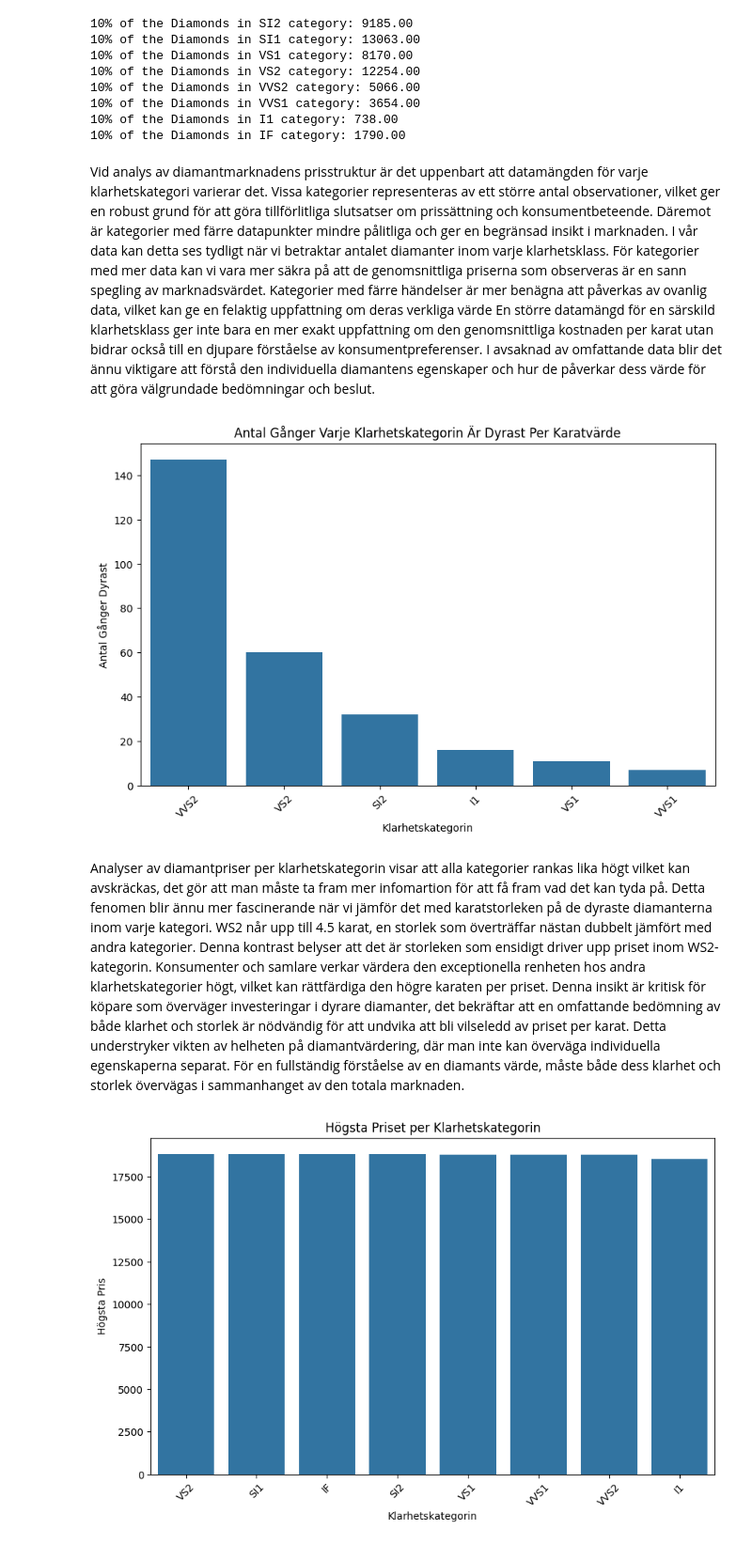
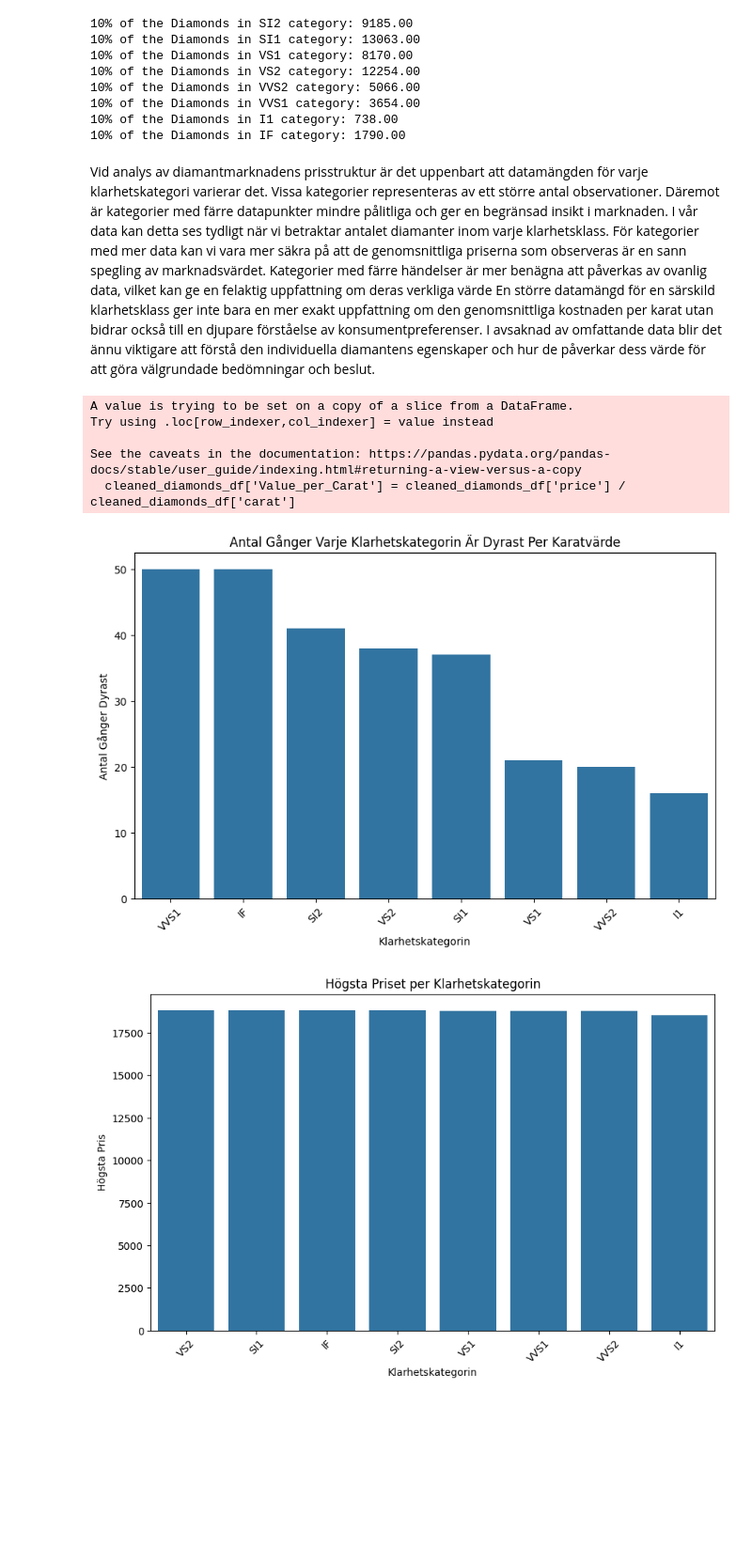
Before and after one commit to Kevinthulin/Statistik_2024, a Jupyter notebook: Statistik.ipynb, the cells around one changed output. Shown: that part at 94% size. Drawn from its saved outputs; the diff is of its cells as text; code cells hidden in the pictures; blank space fills up the shorter version.

Commit message:
ändrat en graph och info om den graphen

```diff
--- a/Statistik.ipynb
+++ b/Statistik.ipynb
@@ -89,24 +89,30 @@ for clarity in cleaned_diamonds_df['clarity'].unique():
 10% of the Diamonds in I1 category: 738.00
 10% of the Diamonds in IF category: 1790.00
 # %% [markdown]
-Vid analys av diamantmarknadens prisstruktur är det uppenbart att datamängden för varje klarhetskategori varierar det. Vissa kategorier representeras av ett större antal observationer, vilket ger en robust grund för att göra tillförlitliga slutsatser om prissättning och konsumentbeteende. Däremot är kategorier med färre datapunkter mindre pålitliga och ger en begränsad insikt i marknaden.
+Vid analys av diamantmarknadens prisstruktur är det uppenbart att datamängden för varje klarhetskategori varierar det. Vissa kategorier representeras av ett större antal observationer. Däremot är kategorier med färre datapunkter mindre pålitliga och ger en begränsad insikt i marknaden.
 I vår data kan detta ses tydligt när vi betraktar antalet diamanter inom varje klarhetsklass. För kategorier med mer data kan vi vara mer säkra på att de genomsnittliga priserna som observeras är en sann spegling av marknadsvärdet. Kategorier med färre händelser är mer benägna att påverkas av ovanlig data, vilket kan ge en felaktig uppfattning om deras verkliga värde
 En större datamängd för en särskild klarhetsklass ger inte bara en mer exakt uppfattning om den genomsnittliga kostnaden per karat utan bidrar också till en djupare förståelse av konsumentpreferenser.
 I avsaknad av omfattande data blir det ännu viktigare att förstå den individuella diamantens egenskaper och hur de påverkar dess värde för att göra välgrundade bedömningar och beslut.
 # %%
+cleaned_diamonds_df['Value_per_Carat'] = cleaned_diamonds_df['price'] / cleaned_diamonds_df['carat']
+max_clarity_per_carat = cleaned_diamonds_df.groupby('carat').apply(lambda x: x.loc[x['Value_per_Carat'].idxmax()])
+clarity_counts = max_clarity_per_carat['clarity'].value_counts()
+
+# Skapar stapeldiagrammet
 plt.figure(figsize=(10, 6))
 sns.barplot(x=clarity_counts.index, y=clarity_counts.values)
 plt.title('Antal Gånger Varje Klarhetskategorin Är Dyrast Per Karatvärde')
 plt.xlabel('Klarhetskategorin')
 plt.ylabel('Antal Gånger Dyrast')
 plt.xticks(rotation=45)
 plt.show()
 # %% [output]
+A value is trying to be set on a copy of a slice from a DataFrame.
+Try using .loc[row_indexer,col_indexer] = value instead
+
+See the caveats in the documentation: https://pandas.pydata.org/pandas-docs/stable/user_guide/indexing.html#returning-a-view-versus-a-copy
+  cleaned_diamonds_df['Value_per_Carat'] = cleaned_diamonds_df['price'] / cleaned_diamonds_df['carat']
-[figure, old version]
+[figure, new version]
-# %% [markdown]
-Analyser av diamantpriser per klarhetskategorin visar att alla kategorier rankas lika högt vilket kan avskräckas, det gör att man måste ta fram mer infomartion för att få fram vad det kan tyda på. Detta fenomen blir ännu mer fascinerande när vi jämför det med karatstorleken på de dyraste diamanterna inom varje kategori. WS2 når upp till 4.5 karat, en storlek som överträffar nästan dubbelt jämfört med andra kategorier.
-Denna kontrast belyser att det  är storleken som ensidigt driver upp priset inom WS2-kategorin. Konsumenter och samlare verkar värdera den exceptionella renheten hos andra klarhetskategorier högt, vilket kan rättfärdiga den högre karaten per priset. Denna insikt är kritisk för köpare som överväger investeringar i dyrare diamanter, det bekräftar att en omfattande bedömning av både klarhet och storlek är nödvändig för att undvika att bli vilseledd av priset per karat.
-Detta understryker vikten av helheten på diamantvärdering, där man inte kan överväga individuella egenskaperna separat. För en fullständig förståelse av en diamants värde, måste både dess klarhet och storlek övervägas i sammanhanget av den totala marknaden.
 # %%
 max_price_per_clarity = cleaned_diamonds_df.groupby('clarity')['price'].max().reset_index()
 max_price_per_clarity = max_price_per_clarity.sort_values(by='price', ascending=False)
```
Also changed, not shown: parts of 4 cells of this notebook.
